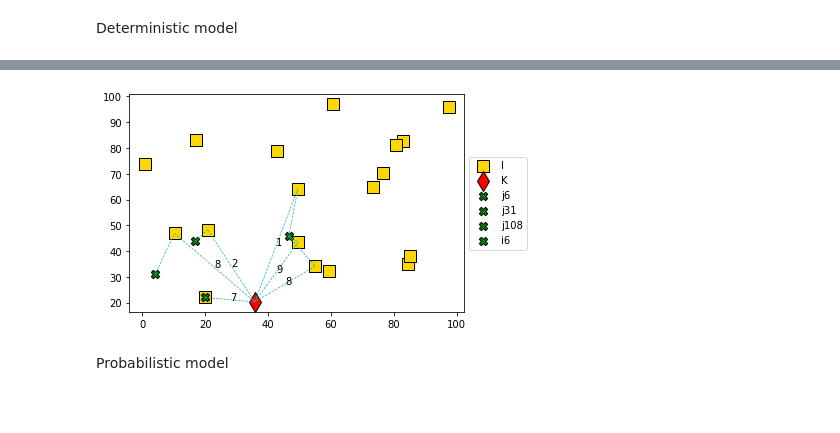
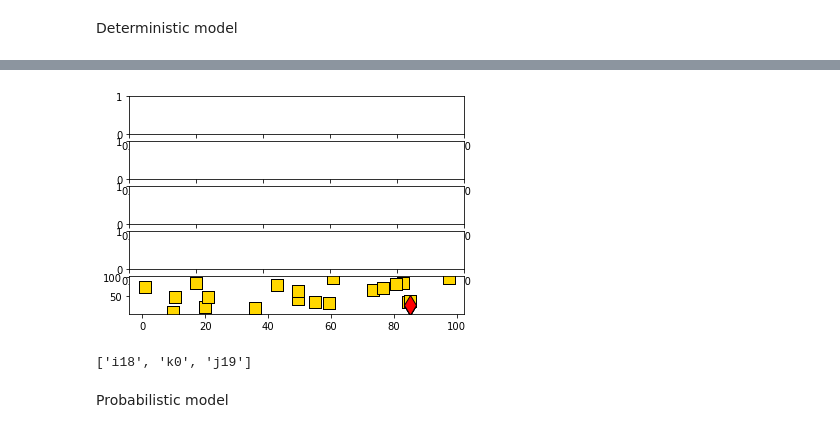
Before and after one commit to petrenaa/Master_Thesis_Drone_Specimen_Delivery, a Jupyter notebook: Specimen Delivery Project.ipynb, the cells around one changed output, grey strips where cells are left out. Drawn from its saved outputs; the diff is of its cells as text; code cells hidden in the pictures; blank space fills up the shorter version.

Commit message:
Attempts to rewrite the plotting function

```diff
--- a/Specimen Delivery Project.ipynb
+++ b/Specimen Delivery Project.ipynb
@@ -13,9 +13,9 @@ import gurobipy as gp
 from gurobipy import GRB
 # %%
 #Define the number of elememts in each set I, J, K
-i_num = 18
+i_num = 20
 k_num = 1
-j_num = 120 #Without I and K, so real j_num_real = j_num + i_num + k_num
+j_num = 300 #Without I and K, so real j_num_real = j_num + i_num + k_num
 
 #Define empty data frames
 I = pd.DataFrame(columns = ['Point number', 'Latitude', 'Longtitude'])
@@ -75,10 +75,10 @@ for j in J.index:
     if j.startswith('j'):
         beta[j] = 400
     else:
-        beta[j] = 400
+        beta[j] = 50
 
 q_j = {j: 50 for j in J.index}
-up_bound = 10
+up_bound = 12
 mu = {i : int(round(random.uniform(0, up_bound), 0)) for i in I.index}
 
 mu
@@ -324,34 +312,45 @@ y_j[i6] 1
 # %%
 def SolutionGraph(I, K, J, model):
 
-    # plt.scatter(J['Latitude'], J['Longtitude'], color = 'blue', edgecolors = 'black',
-    #             marker = 'o', s = 30, label = 'J')
-    plt.scatter(I['Latitude'], I['Longtitude'], color = 'gold', edgecolors = 'black',
-                marker = 's', s = 150, label = 'I')
-    plt.scatter(K['Latitude'], K['Longtitude'], color = 'red', edgecolors = 'black',
-                marker = 'd', s = 200, label = 'K')
-    for v in model.getVars():
-        if v.xn > 0:
-            if v.varName.startswith('x_ikj'):
-                indices_x = v.varName[6:-1].split(',') #drop variable name and brackets and convert to a list of indices
-                plt.plot((J.loc[indices_x[2], 'Latitude'], I.loc[indices_x[0], 'Latitude']),
-                        (J.loc[indices_x[2], 'Longtitude'], I.loc[indices_x[0], 'Longtitude']),
-                        color = 'lightseagreen', linestyle = "--", linewidth = 0.7)
-                plt.plot((I.loc[indices_x[0], 'Latitude'], K.loc[indices_x[1], 'Latitude']),
-                        (I.loc[indices_x[0], 'Longtitude'], K.loc[indices_x[1], 'Longtitude']),
-                        color = 'lightseagreen', linestyle = "--", linewidth = 0.7)
-                plt.annotate(str(int(v.xn)), xy = ((K.loc[indices_x[1], 'Latitude'] + I.loc[indices_x[0], 'Latitude'])/2,
-                                                (K.loc[indices_x[1], 'Longtitude'] + I.loc[indices_x[0], 'Longtitude'])/2))
-            else:
-                index_y = v.varName[4:-1]
-                plt.scatter(J.loc[index_y, 'Latitude'], J.loc[index_y, 'Longtitude'], color = 'green',
-                            edgecolors = 'black', s = 70, marker = 'X', label = index_y)
-    plt.legend(loc = 'center left', bbox_to_anchor = (1, 0.5))
+    plt.subplots(nrows = model.SolCount, ncols = 1)
+
+    for n in range(0, model.SolCount):
+        plt.scatter(I['Latitude'], I['Longtitude'], color = 'gold', edgecolors = 'black',
+                    marker = 's', s = 150, label = 'I')
+        plt.scatter(K['Latitude'], K['Longtitude'], color = 'red', edgecolors = 'black',
+                    marker = 'd', s = 200, label = 'K')
+
+
+    # for v in model.getVars():
+    #     if v.xn > 0:
+    #         if v.varName.startswith('x_ikj'):
+    #             indices_x = v.varName[6:-1].split(',') #drop variable name and brackets and convert to a list of indices
+    #             plt.plot((J.loc[indices_x[2], 'Latitude'], I.loc[indices_x[0], 'Latitude']),
+    #                     (J.loc[indices_x[2], 'Longtitude'], I.loc[indices_x[0], 'Longtitude']),
+    #                     color = 'lightseagreen', linestyle = "--", linewidth = 0.7)
+    #             plt.plot((I.loc[indices_x[0], 'Latitude'], K.loc[indices_x[1], 'Latitude']),
+    #                     (I.loc[indices_x[0], 'Longtitude'], K.loc[indices_x[1], 'Longtitude']),
+    #                     color = 'lightseagreen', linestyle = "--", linewidth = 0.7)
+    #             plt.annotate(str(int(v.xn)), xy = ((K.loc[indices_x[1], 'Latitude'] + I.loc[indices_x[0], 'Latitude'])/2,
+    #                                                 (K.loc[indices_x[1], 'Longtitude'] + I.loc[indices_x[0], 'Longtitude'])/2))
+    #         else:
+    #             index_y = v.varName[4:-1]
+    #             plt.scatter(J.loc[index_y, 'Latitude'], J.loc[index_y, 'Longtitude'], color = 'green',
+    #                     edgecolors = 'black', s = 70, marker = 'X', label = index_y)
+    # plt.legend(loc = 'center left', bbox_to_anchor = (1, 0.5))
 
 
 SolutionGraph(I, K, J, model_det)
 # %% [output]
-[figure, old version]
+[figure, new version]
+# %%
+for v in model_det.getVars():
+        if v.xn > 0:
+            if v.varName.startswith('x_ikj'):
+                indices_x = v.varName[6:-1].split(',')
+indices_x
+# %% [output]
+['i18', 'k0', 'j19']
 # %% [markdown]
 Probabilistic model
 # %%
```
Also changed, not shown: parts of 17 cells of this notebook.
